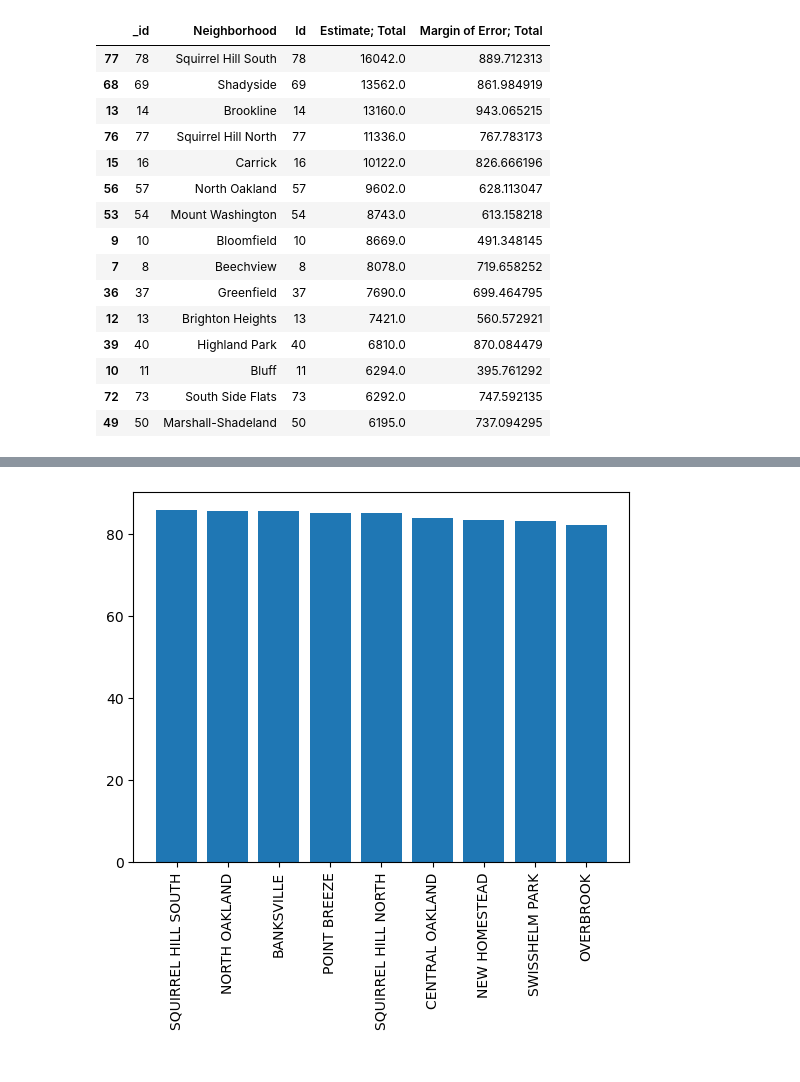
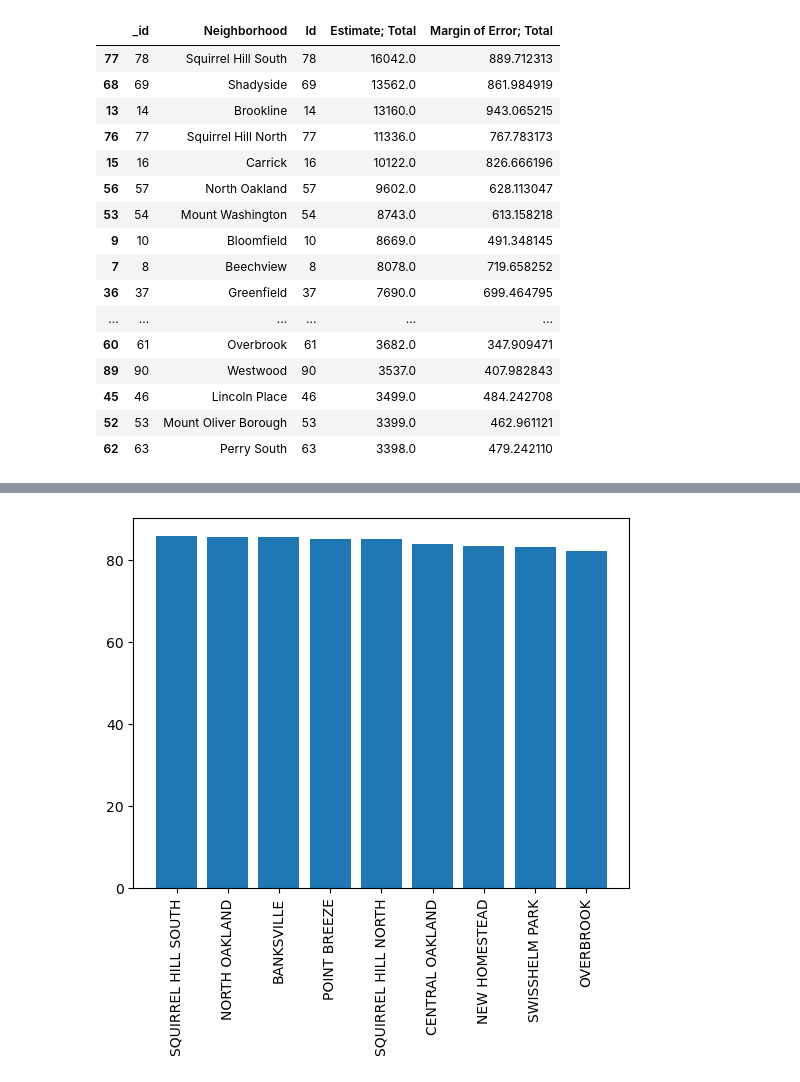
Before and after one commit to wpmPitt17/CMPINF-0010-Final-Project-Group15, a Jupyter notebook: wpm17Data.ipynb, the cells around one changed output, grey strips where cells are left out. Saved outputs shown, nothing was run; the diff lists cells and outputs as text; code cells hidden in the pictures.

```diff
--- a/wpm17Data.ipynb
+++ b/wpm17Data.ipynb
@@ -33,21 +61,22 @@ deaths.sort_values('TOTAL MD AGE AT DEATH', ascending = True).head(15)
 # %%
 pop = pd.read_csv('82f29015-6905-4b1c-8300-afe9bb2231b3.csv')
 
-pop.sort_values('Estimate; Total', ascending = False).head(15)
+pop.sort_values('Estimate; Total', ascending = False).head(35)
 # %% [output]
 |  | _id | Neighborhood | Id | Estimate; Total | Margin of Error; Total |
 | 77 | 78 | Squirrel Hill South | 78 | 16042.0 | 889.712313 |
 | 68 | 69 | Shadyside | 69 | 13562.0 | 861.984919 |
 | 13 | 14 | Brookline | 14 | 13160.0 | 943.065215 |
 | 76 | 77 | Squirrel Hill North | 77 | 11336.0 | 767.783173 |
 | 15 | 16 | Carrick | 16 | 10122.0 | 826.666196 |
 | 56 | 57 | North Oakland | 57 | 9602.0 | 628.113047 |
 | 53 | 54 | Mount Washington | 54 | 8743.0 | 613.158218 |
 | 9 | 10 | Bloomfield | 10 | 8669.0 | 491.348145 |
 | 7 | 8 | Beechview | 8 | 8078.0 | 719.658252 |
 | 36 | 37 | Greenfield | 37 | 7690.0 | 699.464795 |
-| 12 | 13 | Brighton Heights | 13 | 7421.0 | 560.572921 |
-| 39 | 40 | Highland Park | 40 | 6810.0 | 870.084479 |
-| 10 | 11 | Bluff | 11 | 6294.0 | 395.761292 |
-| 72 | 73 | South Side Flats | 73 | 6292.0 | 747.592135 |
-| 49 | 50 | Marshall-Shadeland | 50 | 6195.0 | 737.094295 |
+| ... | ... | ... | ... | ... | ... |
+| 60 | 61 | Overbrook | 61 | 3682.0 | 347.909471 |
+| 89 | 90 | Westwood | 90 | 3537.0 | 407.982843 |
+| 45 | 46 | Lincoln Place | 46 | 3499.0 | 484.242708 |
+| 52 | 53 | Mount Oliver Borough | 53 | 3399.0 | 462.961121 |
+| 62 | 63 | Perry South | 63 | 3398.0 | 479.242110 |
```
Also changed, not shown: parts of 8 cells of this notebook.
